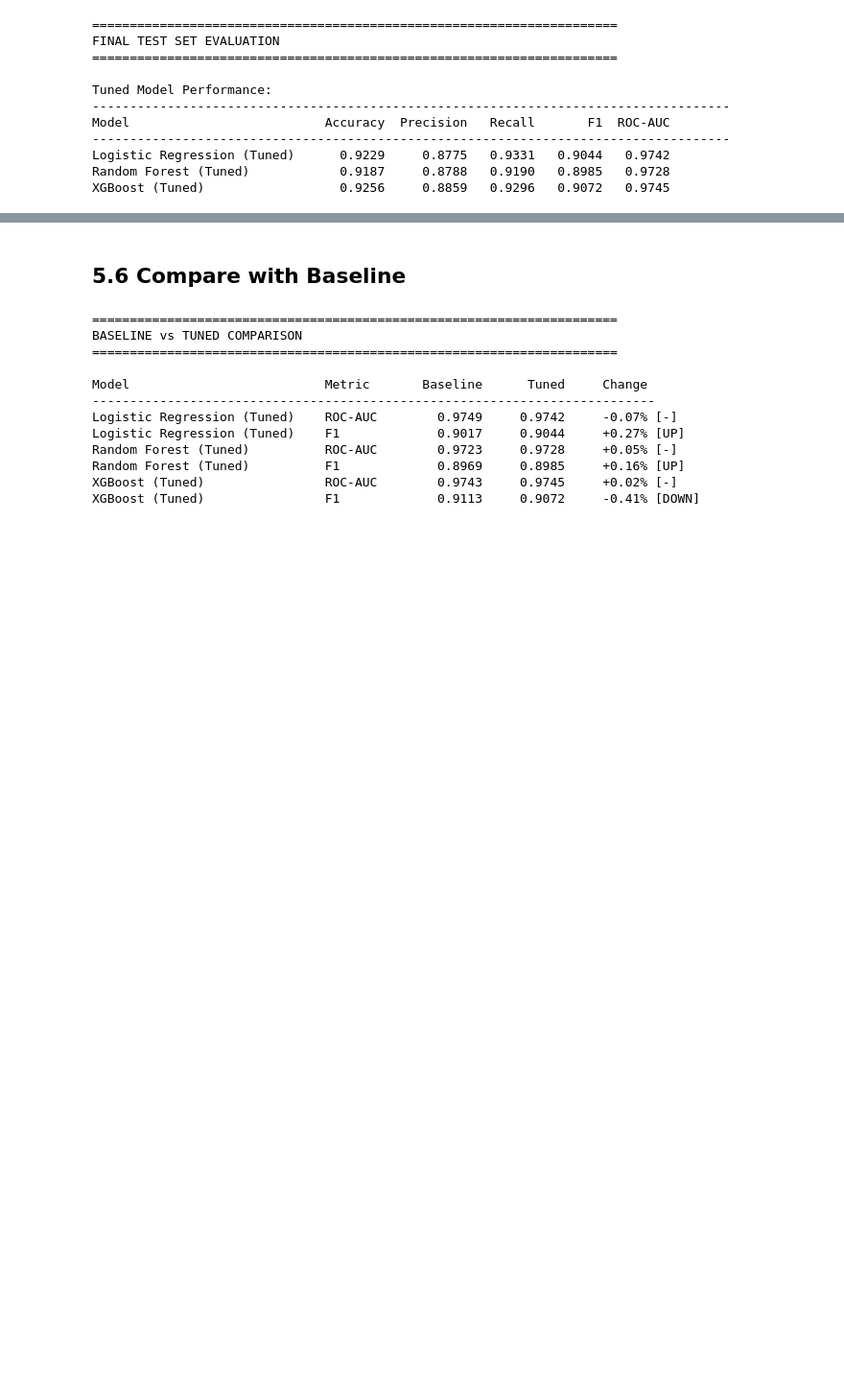
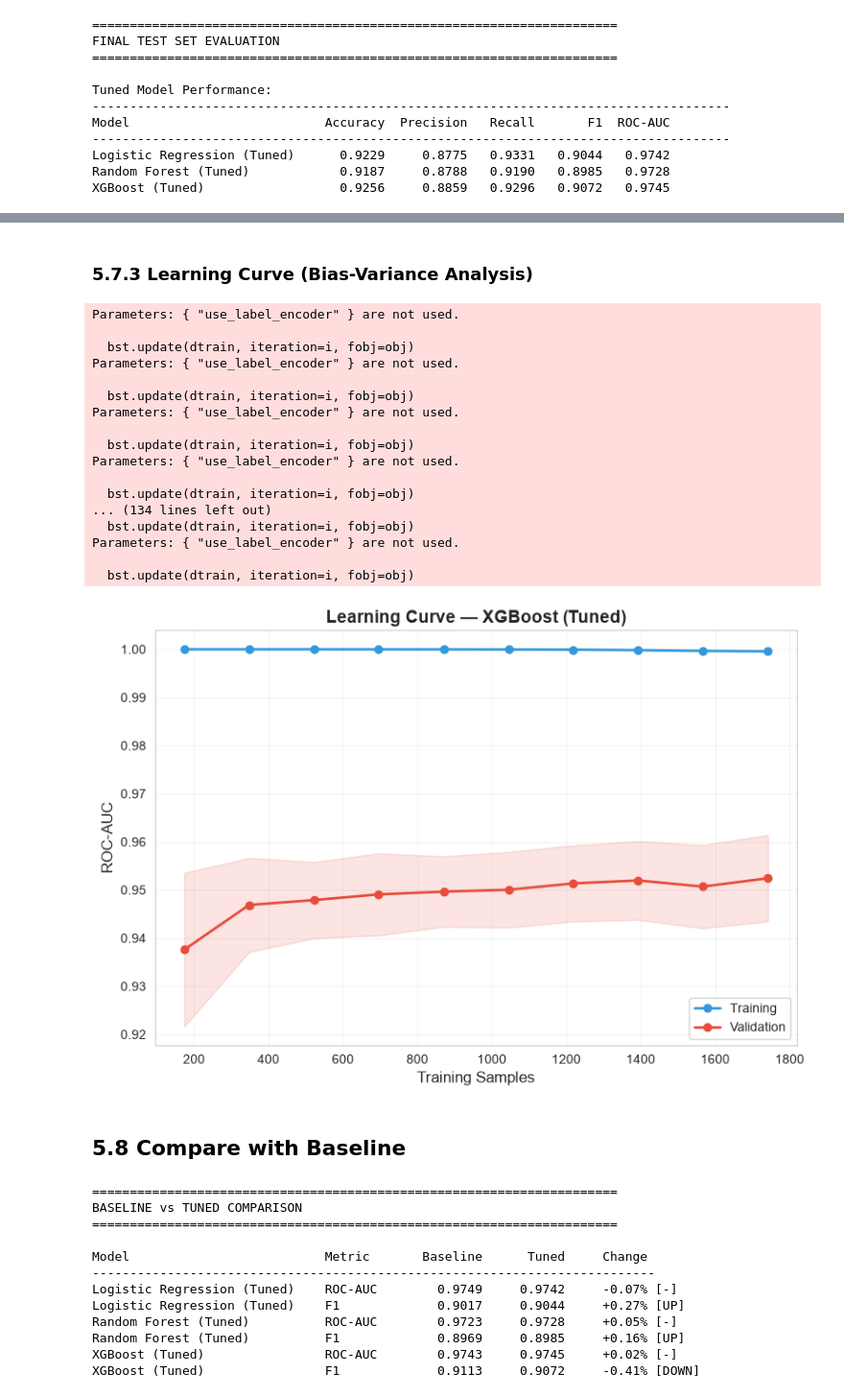
Before and after one commit to adrienKoumgangT/student-dropout-classifier, a Jupyter notebook: notebooks/05_hyperparameter_tuning.ipynb, the cells around one changed output, grey strips where cells are left out. Shown at 96% size. Drawn from its saved outputs; the diff is of its cells as text; code cells hidden in the pictures; blank space fills up the shorter version.

```diff
--- a/notebooks/05_hyperparameter_tuning.ipynb
+++ b/notebooks/05_hyperparameter_tuning.ipynb
@@ -638,5 +925,54 @@ XGBoost (Tuned)                  0.9256     0.8859   0.9296   0.9072   0.9745
+# %% [markdown]
+### 5.7.3 Learning Curve (Bias-Variance Analysis)
+# %%
+train_sizes, train_scores, val_scores = learning_curve(
+    xgb_best, X_train, y_train,
+    cv=StratifiedKFold(n_splits=5, shuffle=True, random_state=42),
+    scoring='roc_auc', n_jobs=-1,
+    train_sizes=np.linspace(0.1, 1.0, 10),
+    random_state=42
+)
+
+fig, ax = plt.subplots(figsize=(8.0, 5.5))
+ax.plot(train_sizes, train_scores.mean(axis=1), 'o-', color='#3498db', linewidth=2, label='Training')
+ax.fill_between(train_sizes,
+                train_scores.mean(axis=1) - train_scores.std(axis=1),
+                train_scores.mean(axis=1) + train_scores.std(axis=1),
+                alpha=0.15, color='#3498db')
+ax.plot(train_sizes, val_scores.mean(axis=1), 'o-', color='#e74c3c', linewidth=2, label='Validation')
+ax.fill_between(train_sizes,
+                val_scores.mean(axis=1) - val_scores.std(axis=1),
+                val_scores.mean(axis=1) + val_scores.std(axis=1),
+                alpha=0.15, color='#e74c3c')
+ax.set_xlabel('Training Samples', fontsize=12)
+ax.set_ylabel('ROC-AUC', fontsize=12)
+ax.set_title('Learning Curve — XGBoost (Tuned)', fontweight='bold', fontsize=14)
+ax.legend(fontsize=10)
+ax.grid(alpha=0.3)
+plt.tight_layout()
+plt.savefig('../reports/figures/learning_curve_xgb_tuned.png', dpi=150)
+plt.show()
+# %% [output]
+Parameters: { "use_label_encoder" } are not used.
+
+  bst.update(dtrain, iteration=i, fobj=obj)
+Parameters: { "use_label_encoder" } are not used.
+
+  bst.update(dtrain, iteration=i, fobj=obj)
+Parameters: { "use_label_encoder" } are not used.
+
+  bst.update(dtrain, iteration=i, fobj=obj)
+Parameters: { "use_label_encoder" } are not used.
+
+  bst.update(dtrain, iteration=i, fobj=obj)
+... (134 lines left out)
+  bst.update(dtrain, iteration=i, fobj=obj)
+Parameters: { "use_label_encoder" } are not used.
+
+  bst.update(dtrain, iteration=i, fobj=obj)
+[figure, added]
 # %% [markdown]
-## 5.6 Compare with Baseline
+## 5.8 Compare with Baseline
 # %%
 print("=" * 70)
 print("BASELINE vs TUNED COMPARISON")
```
Also changed, not shown: parts of 30 cells of this notebook, 17 other files.
